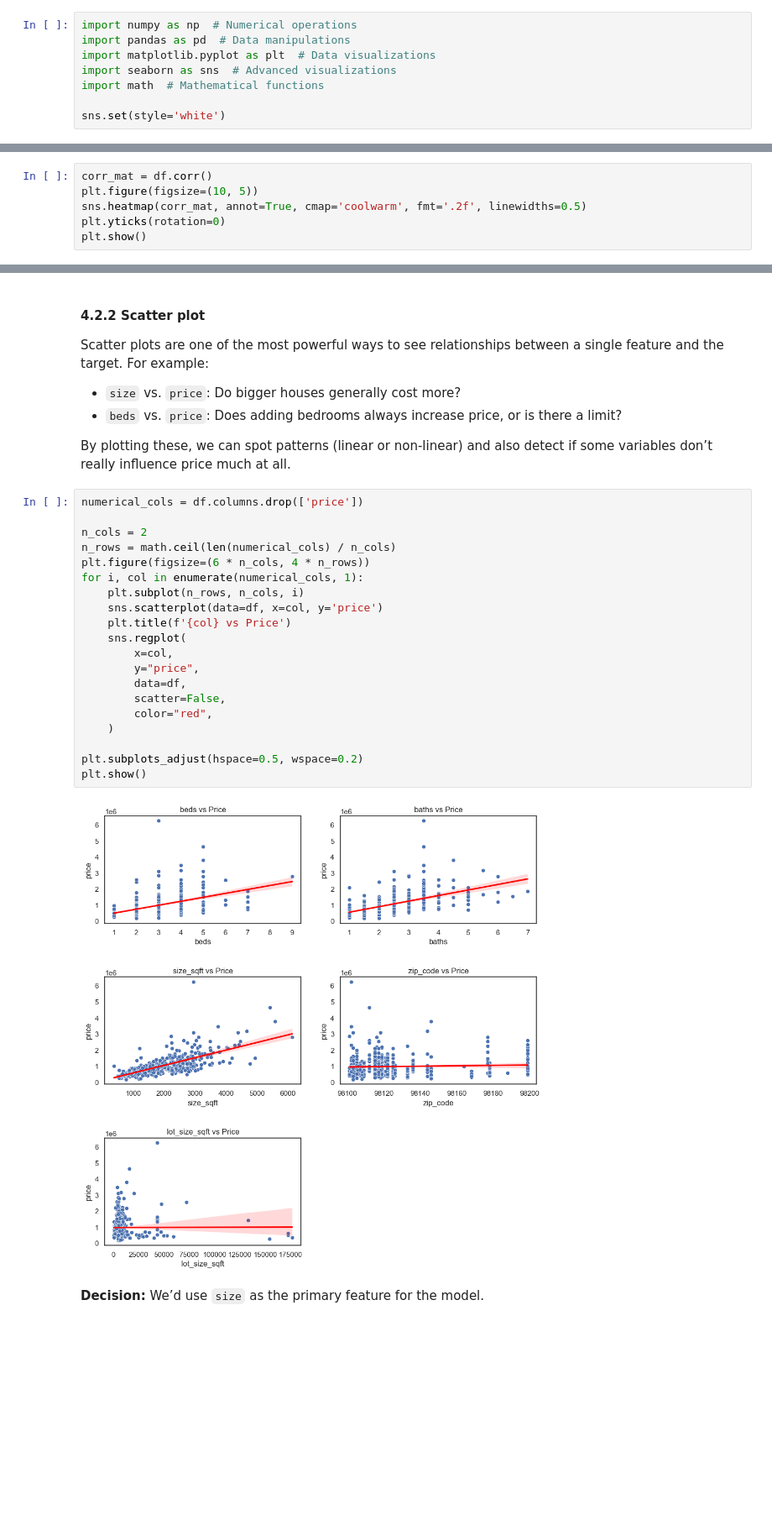
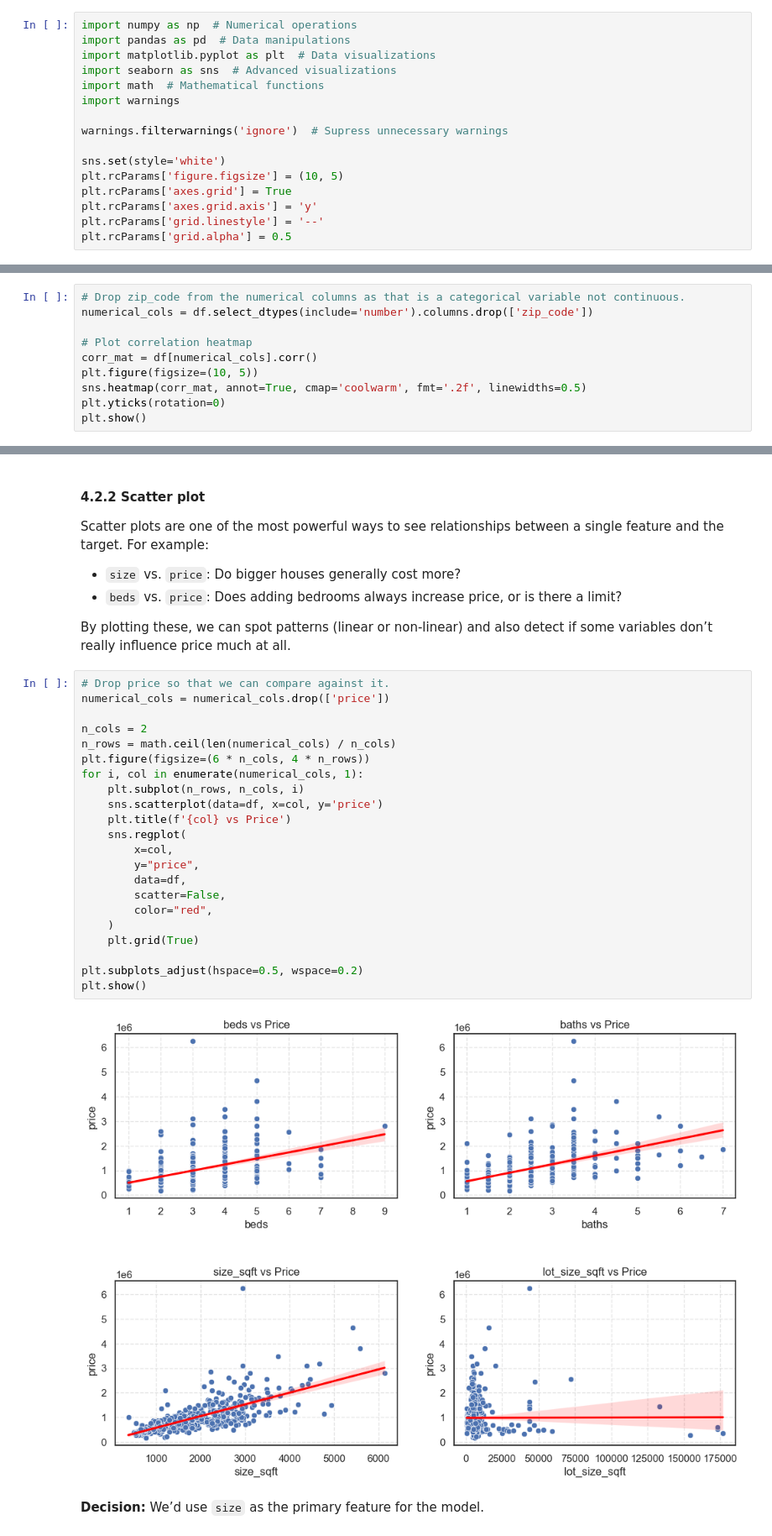
Before and after one commit to erickhangati/machine-learning-projects, a Jupyter notebook: linear-regression/house-price-prediction.ipynb, the cells around one changed output, grey strips where cells are left out. Shown at 84% size. Drawn from its saved outputs; the diff is of its cells as text; blank space fills up the shorter version.

```diff
--- a/linear-regression/house-price-prediction.ipynb
+++ b/linear-regression/house-price-prediction.ipynb
@@ -24,8 +24,16 @@ import pandas as pd  # Data manipulations
 import matplotlib.pyplot as plt  # Data visualizations
 import seaborn as sns  # Advanced visualizations
 import math  # Mathematical functions
+import warnings
+
+warnings.filterwarnings('ignore')  # Supress unnecessary warnings
 
 sns.set(style='white')
+plt.rcParams['figure.figsize'] = (10, 5)
+plt.rcParams['axes.grid'] = True
+plt.rcParams['axes.grid.axis'] = 'y'
+plt.rcParams['grid.linestyle'] = '--'
+plt.rcParams['grid.alpha'] = 0.5
 # %% [markdown]
 ## Step 2: Load and Explore the Dataset
 
@@ -232,7 +258,11 @@ A correlation heatmap gives us a bird’s-eye view of relationships between vari
 
 This helps us identify which variables are likely to be the strongest predictors, and also warns us about multicollinearity (when two features are so closely related that they could confuse the model).
 # %%
-corr_mat = df.corr()
+# Drop zip_code from the numerical columns as that is a categorical variable not continuous.
+numerical_cols = df.select_dtypes(include='number').columns.drop(['zip_code'])
+
+# Plot correlation heatmap
+corr_mat = df[numerical_cols].corr()
 plt.figure(figsize=(10, 5))
 sns.heatmap(corr_mat, annot=True, cmap='coolwarm', fmt='.2f', linewidths=0.5)
 plt.yticks(rotation=0)
@@ -254,27 +284,29 @@ Scatter plots are one of the most powerful ways to see relationships between a s
 
 By plotting these, we can spot patterns (linear or non-linear) and also detect if some variables don’t really influence price much at all.
 # %%
-numerical_cols = df.columns.drop(['price'])
+# Drop price so that we can compare against it.
+numerical_cols = numerical_cols.drop(['price'])
 
 n_cols = 2
 n_rows = math.ceil(len(numerical_cols) / n_cols)
 plt.figure(figsize=(6 * n_cols, 4 * n_rows))
 for i, col in enumerate(numerical_cols, 1):
     plt.subplot(n_rows, n_cols, i)
     sns.scatterplot(data=df, x=col, y='price')
     plt.title(f'{col} vs Price')
     sns.regplot(
         x=col,
         y="price",
         data=df,
         scatter=False,
         color="red",
     )
+    plt.grid(True)
 
 plt.subplots_adjust(hspace=0.5, wspace=0.2)
 plt.show()
 # %% [output]
-[figure, old version]
+[figure, new version]
 # %% [markdown]
 **Decision:** We’d use `size` as the primary feature for the model.
 # %% [markdown]
```
Also changed, not shown: parts of 5 cells of this notebook.
